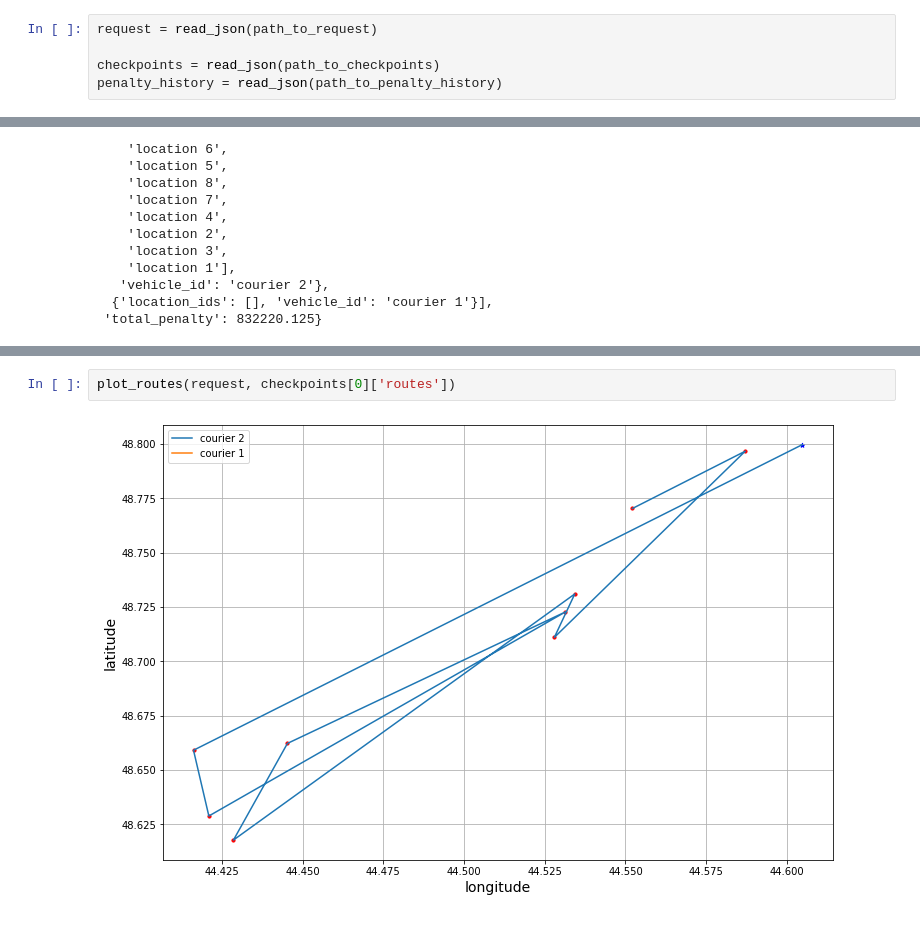
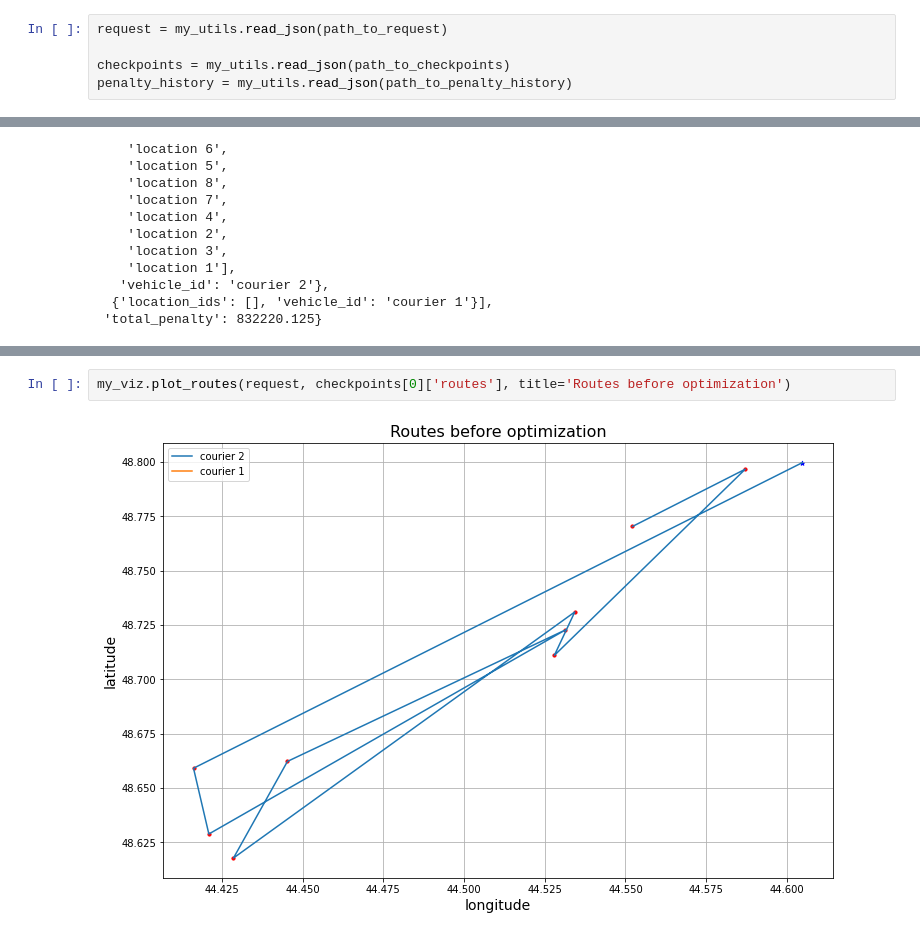
Before and after one commit to bumchik2/VRP-Algorithms, a Jupyter notebook: notebooks/route_visualization.ipynb, the cells around one changed output, grey strips where cells are left out. Cells and saved outputs as stored; diff of their text form.

Commit message:
adding 2 notebooks: compare_to_yandex & route_visualization

```diff
--- a/notebooks/route_visualization.ipynb
+++ b/notebooks/route_visualization.ipynb
@@ -17,10 +26,10 @@ path_to_result_directory = '../test_data/results/annealing/simple_test_1'
 path_to_checkpoints = os.path.join(path_to_result_directory, 'checkpoints_1.json')
 path_to_penalty_history = os.path.join(path_to_result_directory, 'penalty_history_1.json')
 # %%
-request = read_json(path_to_request)
+request = my_utils.read_json(path_to_request)
 
-checkpoints = read_json(path_to_checkpoints)
-penalty_history = read_json(path_to_penalty_history)
+checkpoints = my_utils.read_json(path_to_checkpoints)
+penalty_history = my_utils.read_json(path_to_penalty_history)
 # %%
 checkpoints[0]
 # %% [output]
@@ -107,5 +50,5 @@ def plot_routes(request, routes, title='', ax=None):
 # %%
-plot_routes(request, checkpoints[0]['routes'])
+my_viz.plot_routes(request, checkpoints[0]['routes'], title='Routes before optimization')
 # %% [output]
-[figure, old version]
+[figure, new version]
 # %%
```
Also changed, not shown: parts of 10 cells of this notebook, 5 other files.
